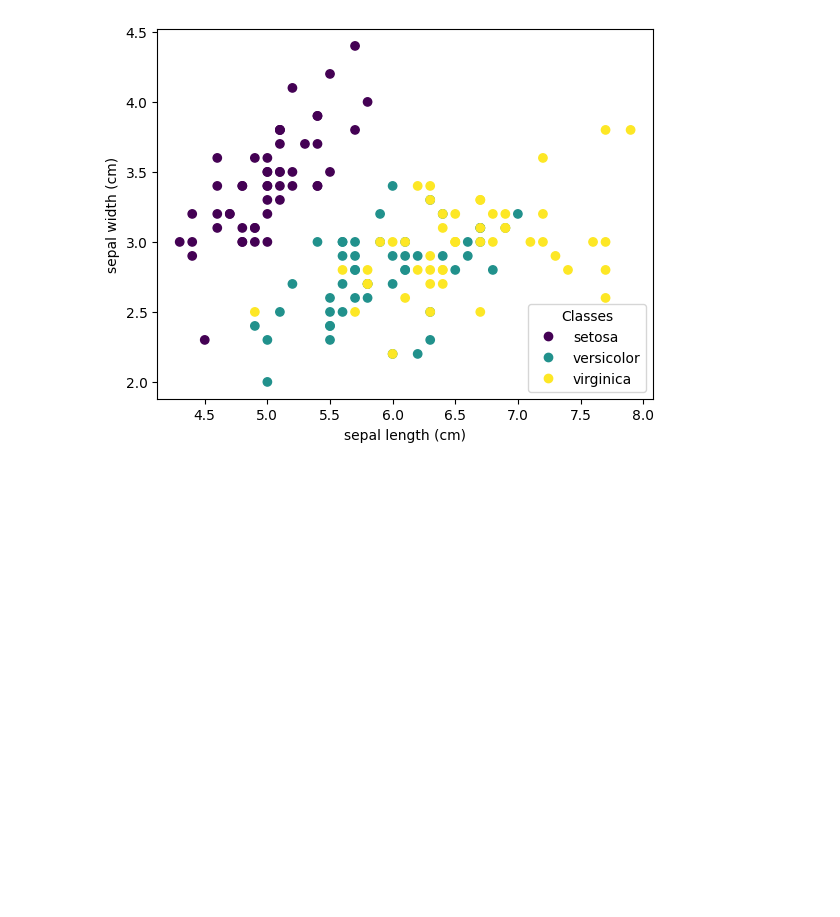
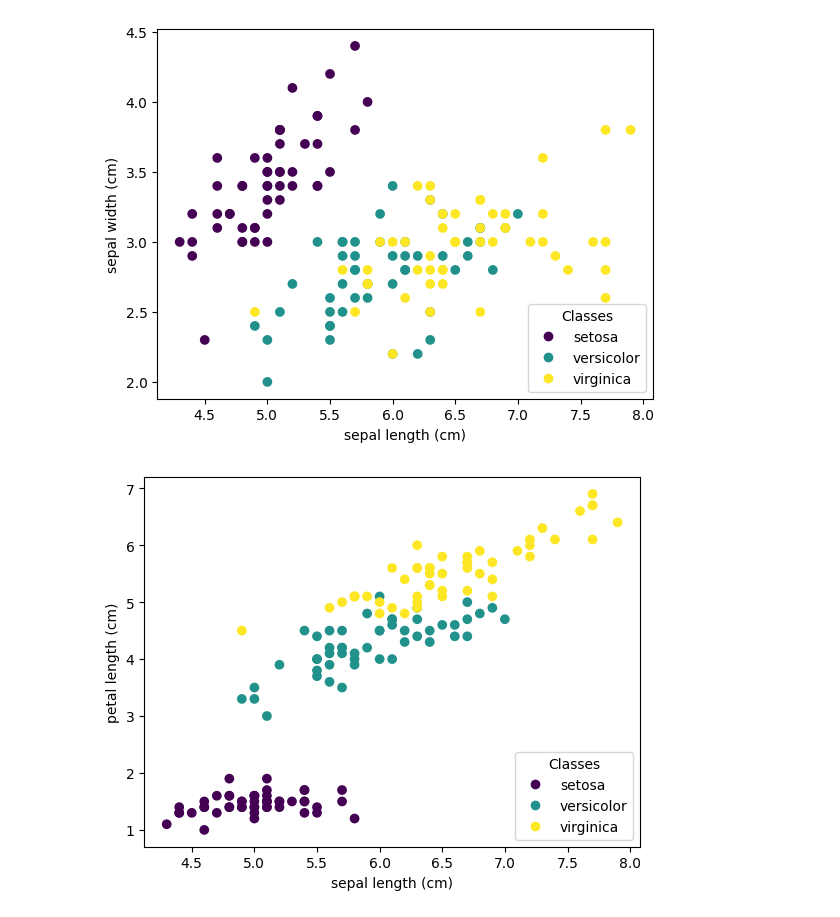
Before and after one commit to NicolasKlaue/Perceptron-to-classify-iris-types, a Jupyter notebook: Perceptron.ipynb, the cells around one changed output. Saved outputs shown, nothing was run; the diff lists cells and outputs as text; code cells hidden in the pictures; blank space fills up the shorter version.

```diff
--- a/Perceptron.ipynb
+++ b/Perceptron.ipynb
@@ -7,11 +29,15 @@ iris = datasets.load_iris()
 # %%
 import matplotlib.pyplot as plt
 
-_, ax = plt.subplots()
-scatter = ax.scatter(iris.data[:, 0], iris.data[:, 1], c=iris.target)
-ax.set(xlabel=iris.feature_names[0], ylabel=iris.feature_names[1])
-_ = ax.legend(
-    scatter.legend_elements()[0], iris.target_names, loc="lower right", title="Classes"
-)
+for i in range(4):
+  for j in range(4):
+    if i != j:
+      _, ax = plt.subplots()
+      scatter = ax.scatter(iris.data[:, i], iris.data[:, j], c=iris.target)
+      ax.set(xlabel=iris.feature_names[i], ylabel=iris.feature_names[j])
+      _ = ax.legend(
+          scatter.legend_elements()[0], iris.target_names, loc="lower right", title="Classes"
+      )
 # %% [output]
 [figure]
+[figure, added]
```
Also changed, not shown: parts of 3 cells of this notebook.
